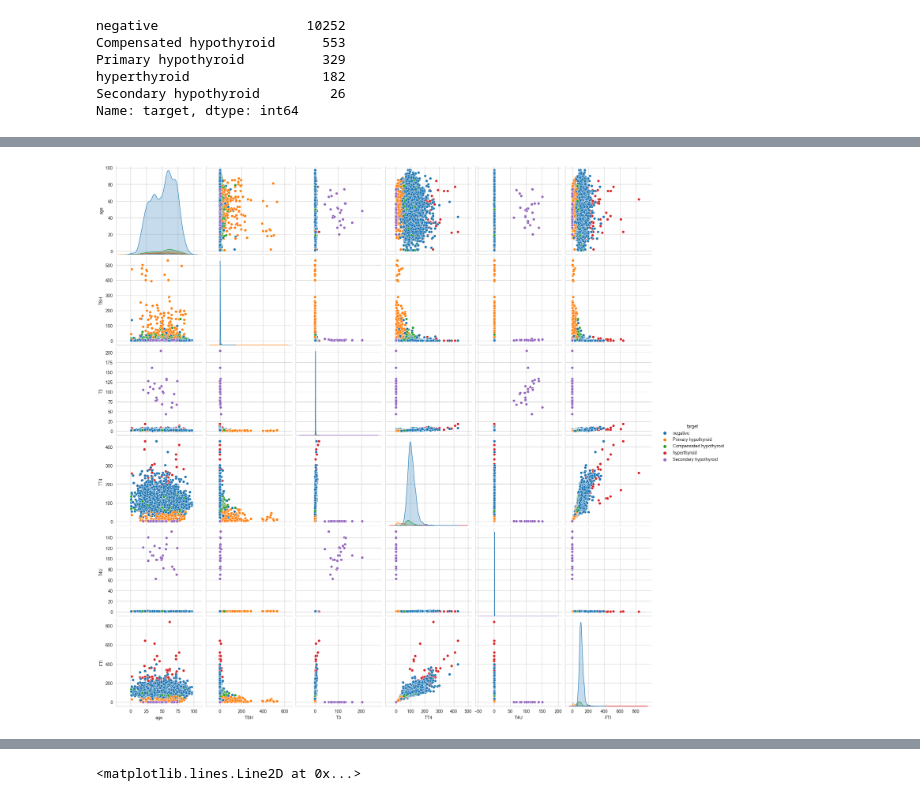
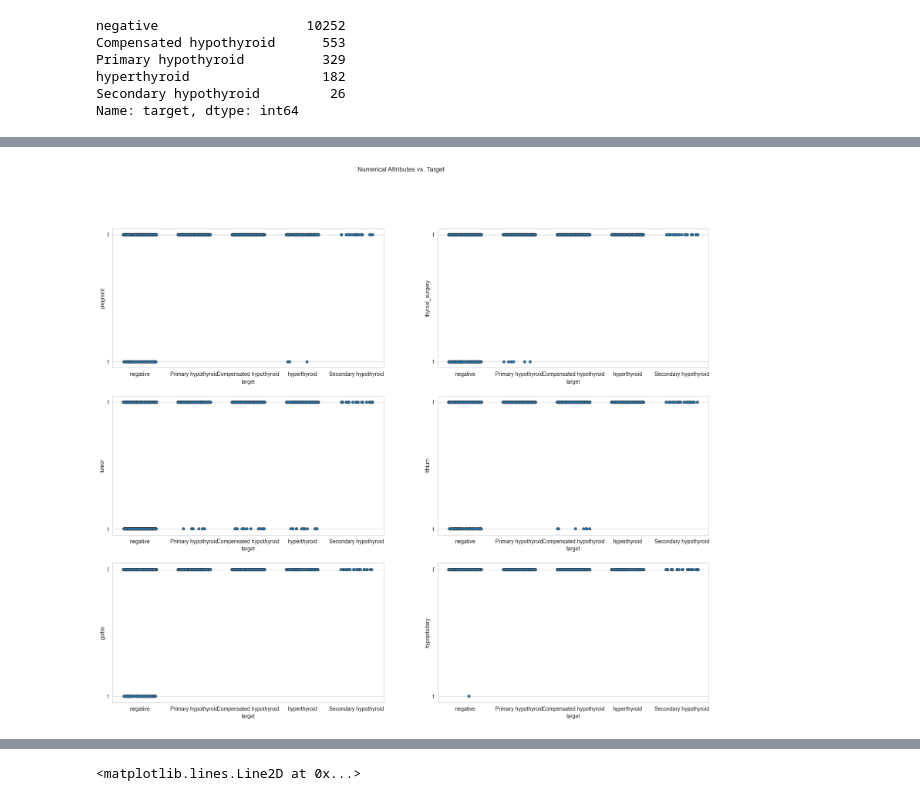
Before and after one commit to pragathi2401/Prediction-and-providing-medication-for-thyroid-using-machine-learning, a Jupyter notebook: Thyroid _Disease Prediction changed.ipynb, the cells around one changed output, grey strips where cells are left out. Drawn from its saved outputs; the diff is of its cells as text; code cells hidden in the pictures.

```diff
--- a/Thyroid _Disease Prediction changed.ipynb
+++ b/Thyroid _Disease Prediction changed.ipynb
@@ -353,3 +265,23 @@ plt.show()
+# %%
+fig, axes = plt.subplots(3,2,figsize=(20,16))
+fig.suptitle('Numerical Attributes vs. Target')
+sns.set_style('whitegrid');
+
+#pregnant vs target
+sns.stripplot(x=thyroid.target, y=thyroid.pregnant, linewidth=0.6, jitter= 0.3, ax=axes[0, 0])
+#thyroid_surgery vs target
+sns.stripplot(x=thyroid.target, y=thyroid.thyroid_surgery, linewidth=0.6, jitter= 0.3, ax=axes[0, 1])
+#tumor vs target
+sns.stripplot(x=thyroid.target, y=thyroid.tumor, linewidth=0.6, jitter= 0.3, ax=axes[1, 0])
+#lithium vs target
+sns.stripplot(x=thyroid.target, y=thyroid.lithium, linewidth=0.6, jitter= 0.3, ax=axes[1, 1])
+#goitre vs target
+sns.stripplot(x=thyroid.target, y=thyroid.goitre, linewidth=0.6, jitter= 0.3, ax=axes[2, 0])
+#hypopituitary vs target
+sns.stripplot(x=thyroid.target, y=thyroid.hypopituitary, linewidth=0.6, jitter= 0.3, ax=axes[2, 1])
+plt.show()
+# %% [output]
+[figure, added]
 # %%
 # inspecting observations with age > 100
 thyroid[thyroid.age > 100]
@@ -358,11 +289,4 @@ thyroid[thyroid.age > 100]
 thyroid['age'] = np.where((thyroid.age > 100), np.nan, thyroid.age)
-# %%
-numerical_columns = thyroid[['age', 'TSH', 'T3', 'TT4', 'T4U', 'FTI', 'target']].copy()
-sns.set_style('whitegrid');
-sns.pairplot(numerical_columns, hue='target', height=3);
-plt.show()
-# %% [output]
-[figure, removed]
 # %%
 print(thyroid.corr())
 
```
Also changed, not shown: parts of 86 cells of this notebook, 3 other files.
